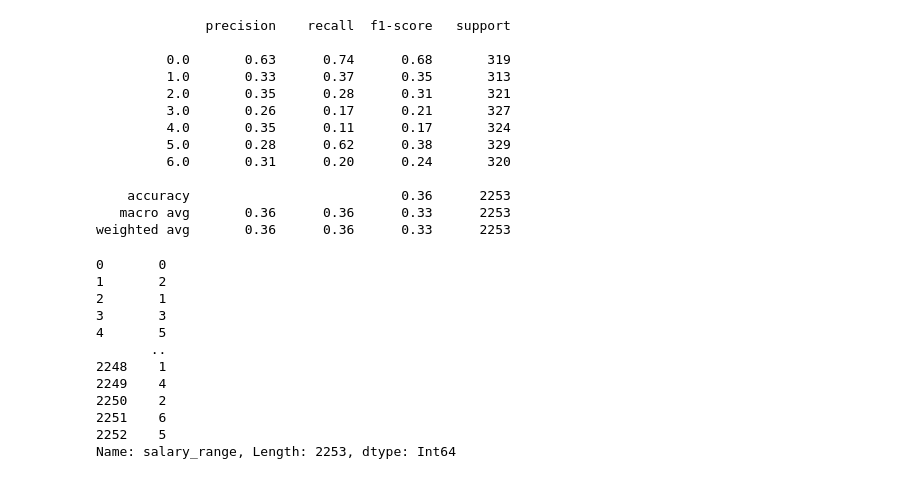
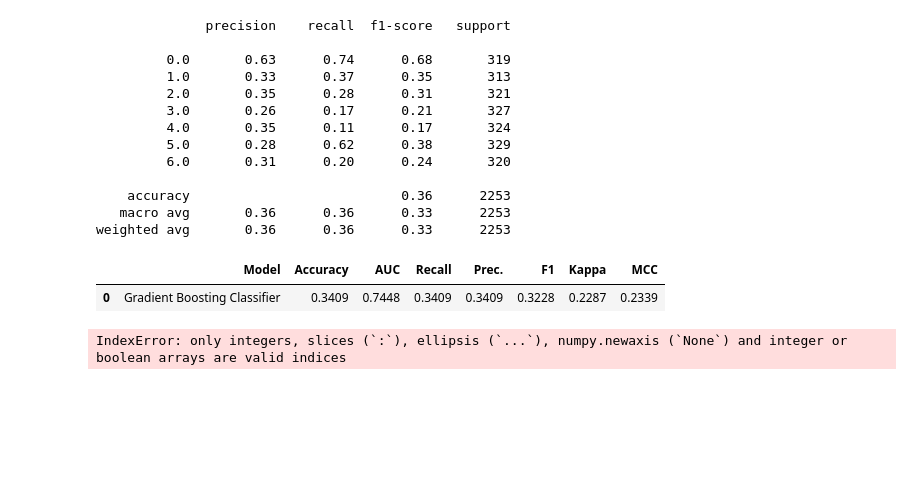
Before and after one commit to Wilmar3752/ds-salary-predict, a Jupyter notebook: notebooks/2.0 modeling.ipynb, the cells around one changed output. Drawn from its saved outputs; the diff is of its cells as text; code cells hidden in the pictures; blank space fills up the shorter version.

```diff
--- a/notebooks/2.0 modeling.ipynb
+++ b/notebooks/2.0 modeling.ipynb
@@ -128,18 +118,9 @@ print(classification_report(y_train, pred))
     accuracy                           0.36      2253
    macro avg       0.36      0.36      0.33      2253
 weighted avg       0.36      0.36      0.33      2253
-# %%
-y_train.reset_index()['salary_range']
-# %% [output]
-0       0
-1       2
-2       1
-3       3
-4       5
-       ..
-2248    1
-2249    4
-2250    2
-2251    6
-2252    5
-Name: salary_range, Length: 2253, dtype: Int64
+# %%
+predict_model(final_model)
+# %% [output]
+|  | Model | Accuracy | AUC | Recall | Prec. | F1 | Kappa | MCC |
+| 0 | Gradient Boosting Classifier | 0.3409 | 0.7448 | 0.3409 | 0.3409 | 0.3228 | 0.2287 | 0.2339 |
+IndexError: only integers, slices (`:`), ellipsis (`...`), numpy.newaxis (`None`) and integer or boolean arrays are valid indices
```
Also changed, not shown: parts of 7 cells of this notebook, 2 other files.
